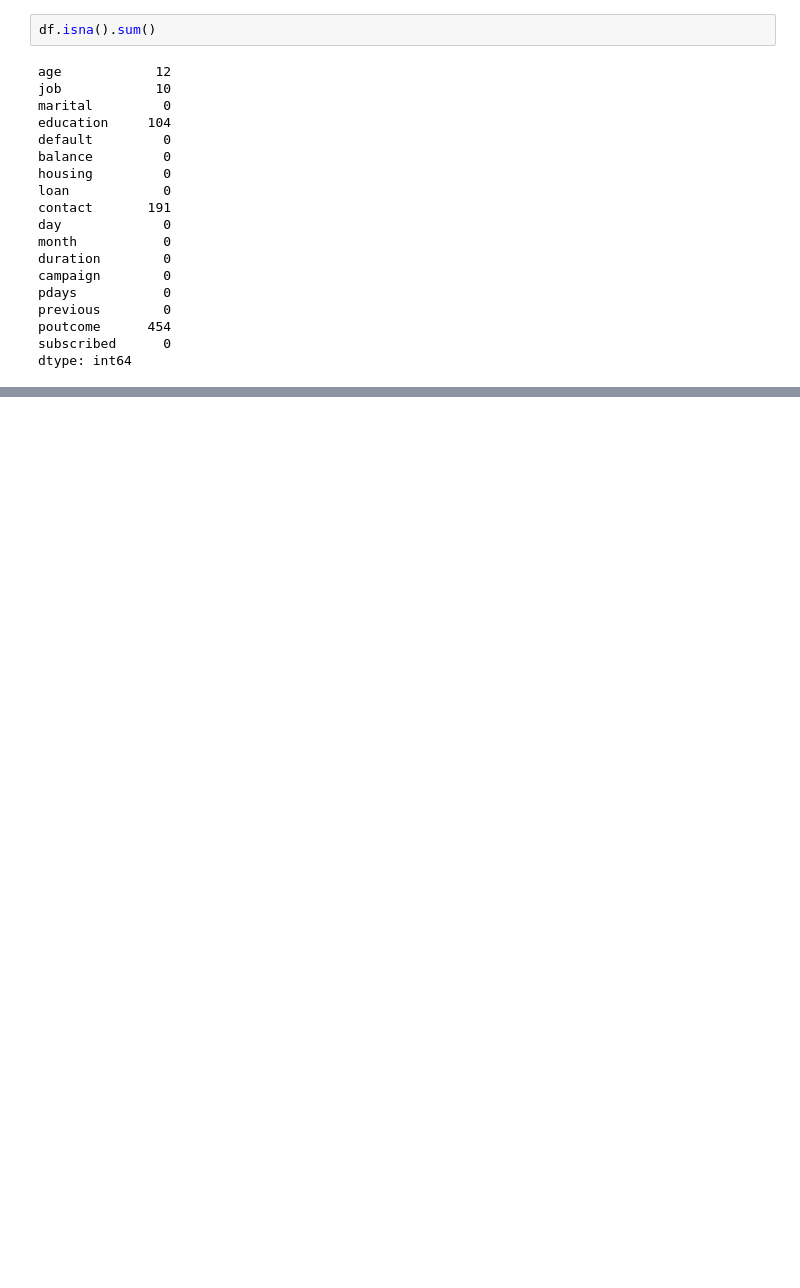
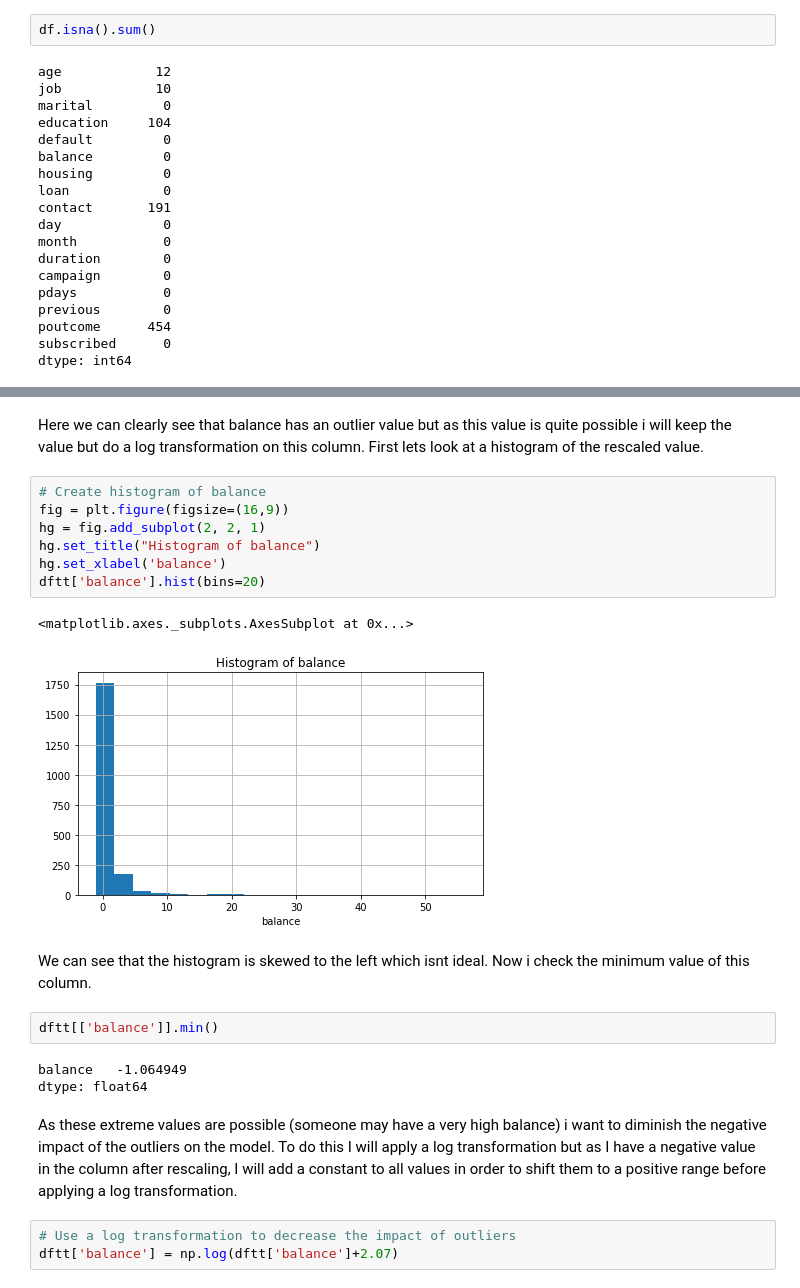
Before and after one commit to seamusflaherty/sharing-github, a Jupyter notebook: Etivity2.ipynb, the cells around one changed output, grey strips where cells are left out. Cells and saved outputs as stored; diff of their text form; blank space fills up the shorter version.

```diff
--- a/Etivity2.ipynb
+++ b/Etivity2.ipynb
@@ -65,0 +423,24 @@ dtype: float64
+# %% [markdown]
+Here we can clearly see that balance has an outlier value but as this value is quite possible i will keep the value but do a log transformation on this column. First lets look at a histogram of the rescaled value.
+# %%
+# Create histogram of balance
+fig = plt.figure(figsize=(16,9))
+hg = fig.add_subplot(2, 2, 1)
+hg.set_title("Histogram of balance")
+hg.set_xlabel('balance')
+dftt['balance'].hist(bins=20)
+# %% [output]
+<matplotlib.axes._subplots.AxesSubplot at 0x...>
+[figure, added]
+# %% [markdown]
+We can see that the histogram is skewed to the left which isnt ideal. Now i check the minimum value of this column.
+# %%
+dftt[['balance']].min()
+# %% [output]
+balance   -1.064949
+dtype: float64
+# %% [markdown]
+As these extreme values are possible (someone may have a very high balance) i want to diminish the negative impact of the outliers on the model. To do this I will apply a log transformation but as I have a negative value in the column after rescaling, I will add a constant to all values in order to shift them to a positive range before applying a log transformation.
+# %%
+# Use a log transformation to decrease the impact of outliers
+dftt['balance'] = np.log(dftt['balance']+2.07)
```
Also changed, not shown: parts of 70 cells of this notebook.
